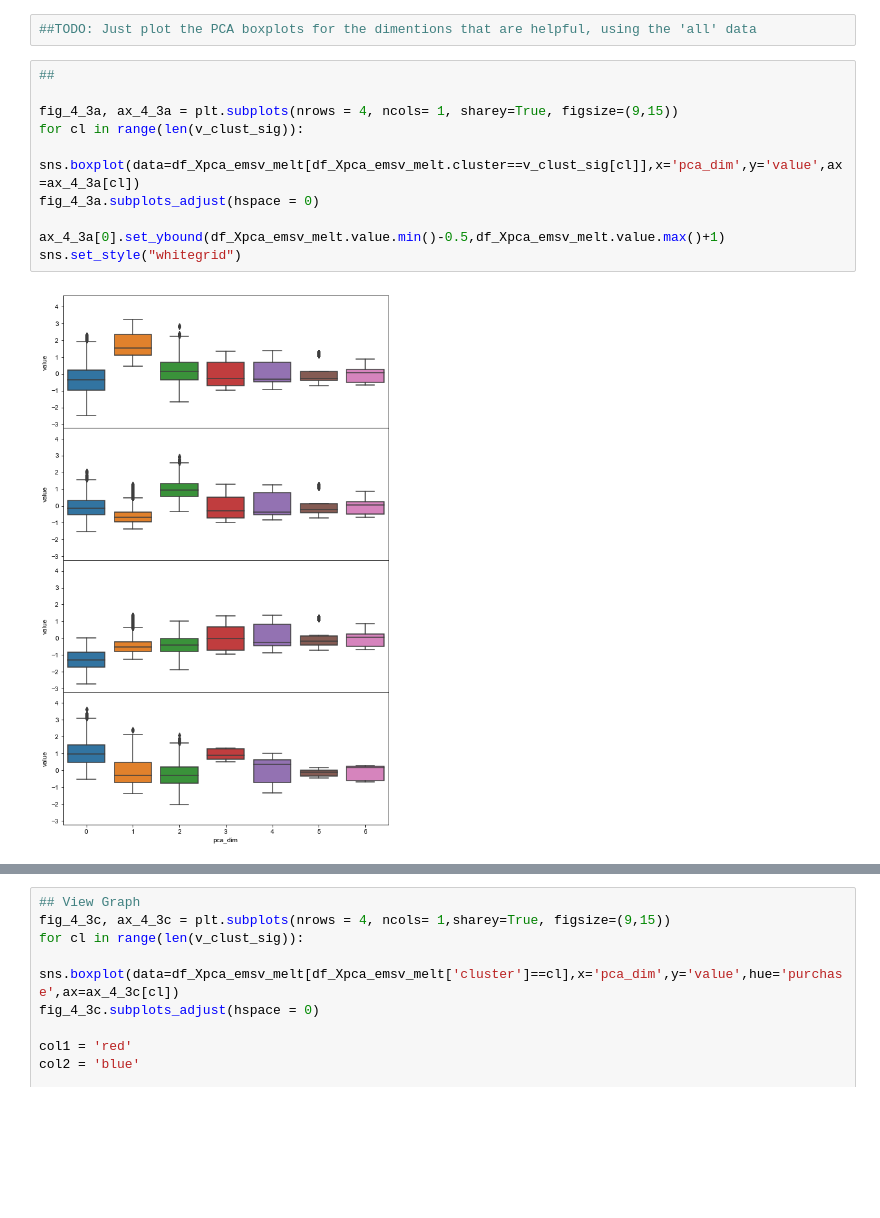
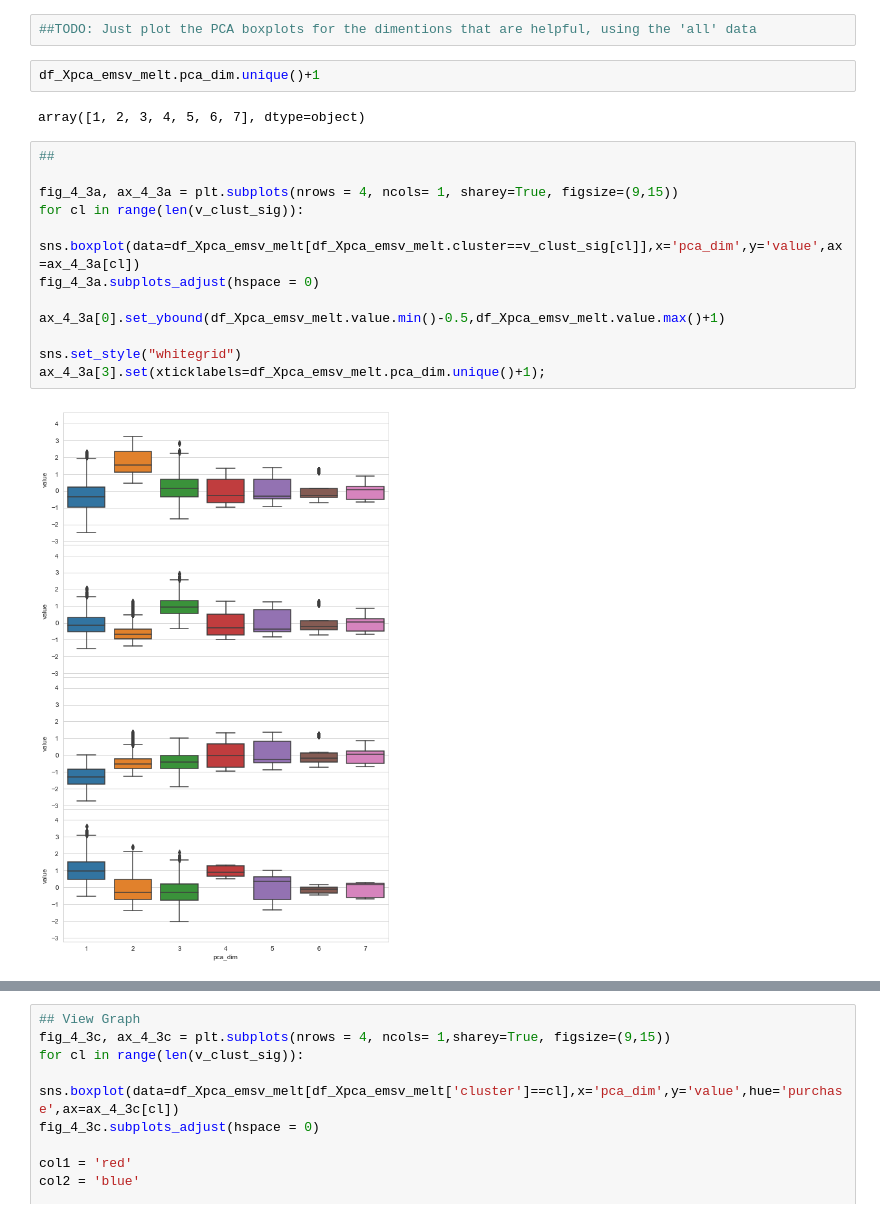
Before and after one commit to TomCanty/StarbucksCapstone, a Jupyter notebook: Starbucks_Capstone_notebook.ipynb, the cells around one changed output, grey strips where cells are left out. Cells and saved outputs as stored; diff of their text form; blank space fills up the shorter version.

```diff
--- a/Starbucks_Capstone_notebook.ipynb
+++ b/Starbucks_Capstone_notebook.ipynb
@@ -1919,18 +1839,24 @@ for k_m in df_Xpca_emsp_melt.cluster.unique():
         p_table_purch = p_table_purch.append({'k_mean': k_m, 'pca_dim': p_d, 'p_value': p_val},ignore_index=True)
 # %%
 ##TODO: Just plot the PCA boxplots for the dimentions that are helpful, using the 'all' data
+# %%
+df_Xpca_emsv_melt.pca_dim.unique()+1
+# %% [output]
+array([1, 2, 3, 4, 5, 6, 7], dtype=object)
 # %%
 ##
 
 fig_4_3a, ax_4_3a = plt.subplots(nrows = 4, ncols= 1, sharey=True, figsize=(9,15))
 for cl in range(len(v_clust_sig)):
     sns.boxplot(data=df_Xpca_emsv_melt[df_Xpca_emsv_melt.cluster==v_clust_sig[cl]],x='pca_dim',y='value',ax=ax_4_3a[cl])
 fig_4_3a.subplots_adjust(hspace = 0)
 
 ax_4_3a[0].set_ybound(df_Xpca_emsv_melt.value.min()-0.5,df_Xpca_emsv_melt.value.max()+1)
+
 sns.set_style("whitegrid")
+ax_4_3a[3].set(xticklabels=df_Xpca_emsv_melt.pca_dim.unique()+1);
 # %% [output]
-[figure, old version]
+[figure, new version]
 # %%
 ## Purch Graph
 
```
Also changed, not shown: parts of 56 cells of this notebook, 11 other files.
